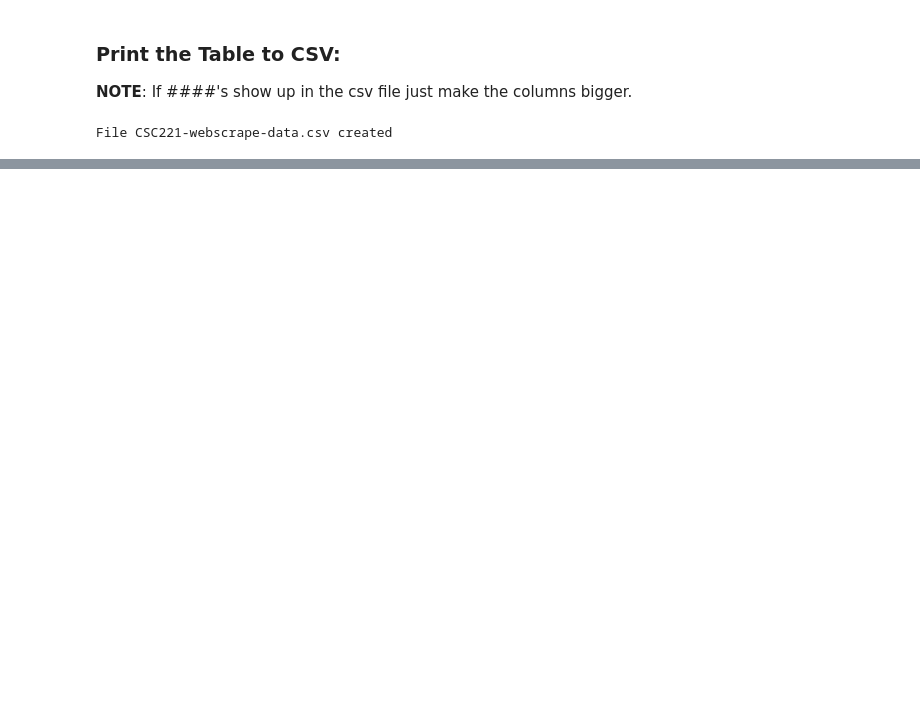
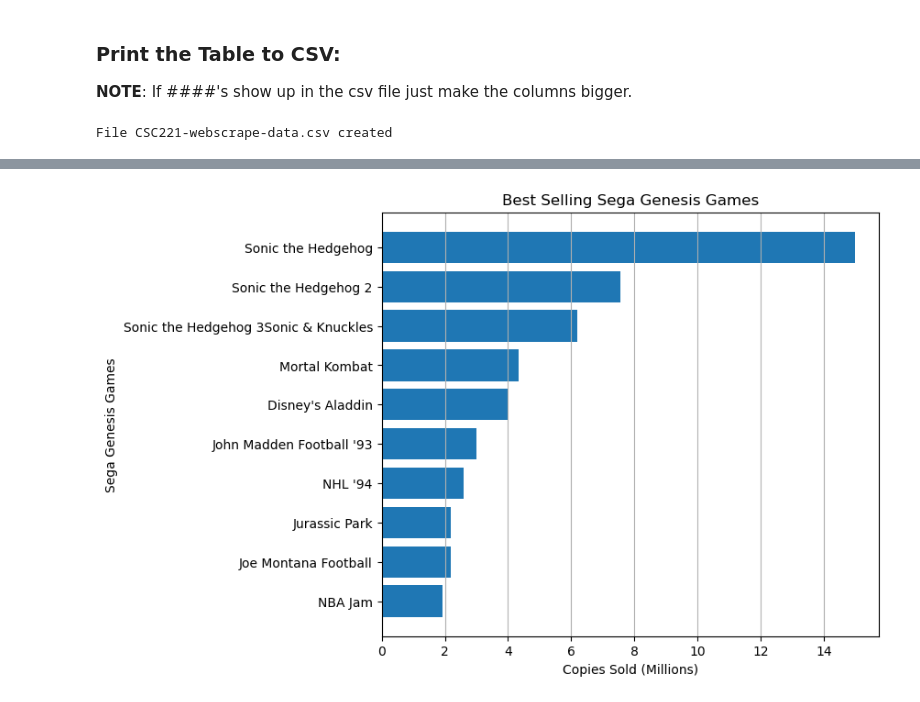
Before and after one commit to KHarris04/CSC221-KHarris04-GroupProject, a Jupyter notebook: CSC221-KHarris04-GroupProject.ipynb, the cells around one changed output, grey strips where cells are left out. Cells and saved outputs as stored; diff of their text form; code cells hidden in the pictures; blank space fills up the shorter version.

```diff
--- a/CSC221-KHarris04-GroupProject.ipynb
+++ b/CSC221-KHarris04-GroupProject.ipynb
@@ -126,0 +138,4 @@ File CSC221-webscrape-data.csv created
+# %%
+cols = ['Title', 'Copies Sold', 'Release Date', 'Developer(s)', 'Publisher(s)']
+DF_SEGAGAMES = pd.read_csv('CSC221-webscrape-data.csv', names=cols)
+DF_SEGAGAMES.head(11)
@@ -126,0 +161,33 @@ File CSC221-webscrape-data.csv created
+# %%
+#Removes the header row problem I ran into, The title was taking up a spot in the graph
+DF_SEGAGAMES = DF_SEGAGAMES[DF_SEGAGAMES['Title'] != 'Title']
+
+#Clean the 'Copies Sold' column since they didn't have numerical data
+#I had to convert the strings to floats to be able to graph it
+DF_SEGAGAMES['Copies Sold'] = (
+    DF_SEGAGAMES['Copies Sold']
+    .astype(str)
+    .str.replace('million', '', regex=False)
+    .str.strip()
+    .astype(float)
+
+)
+
+#Takes the first ten columns
+df = DF_SEGAGAMES.iloc[0:10]
+
+#Sorts the table since I ran into a problem of smaller values, looking bigger on the graph
+df = df.sort_values(by='Copies Sold')
+
+#Plot the bar graph, Vertical did not have enough room to fit all titles
+plt.figure(figsize=(7, 6))
+plt.barh(df['Title'], df['Copies Sold'])
+
+plt.xlabel('Copies Sold (Millions)')
+plt.ylabel('Sega Genesis Games')
+plt.title('Best Selling Sega Genesis Games')
+
+plt.grid(axis='x')
+plt.show()
+# %% [output]
+[figure, added]
```
Also changed, not shown: parts of 10 cells of this notebook.
